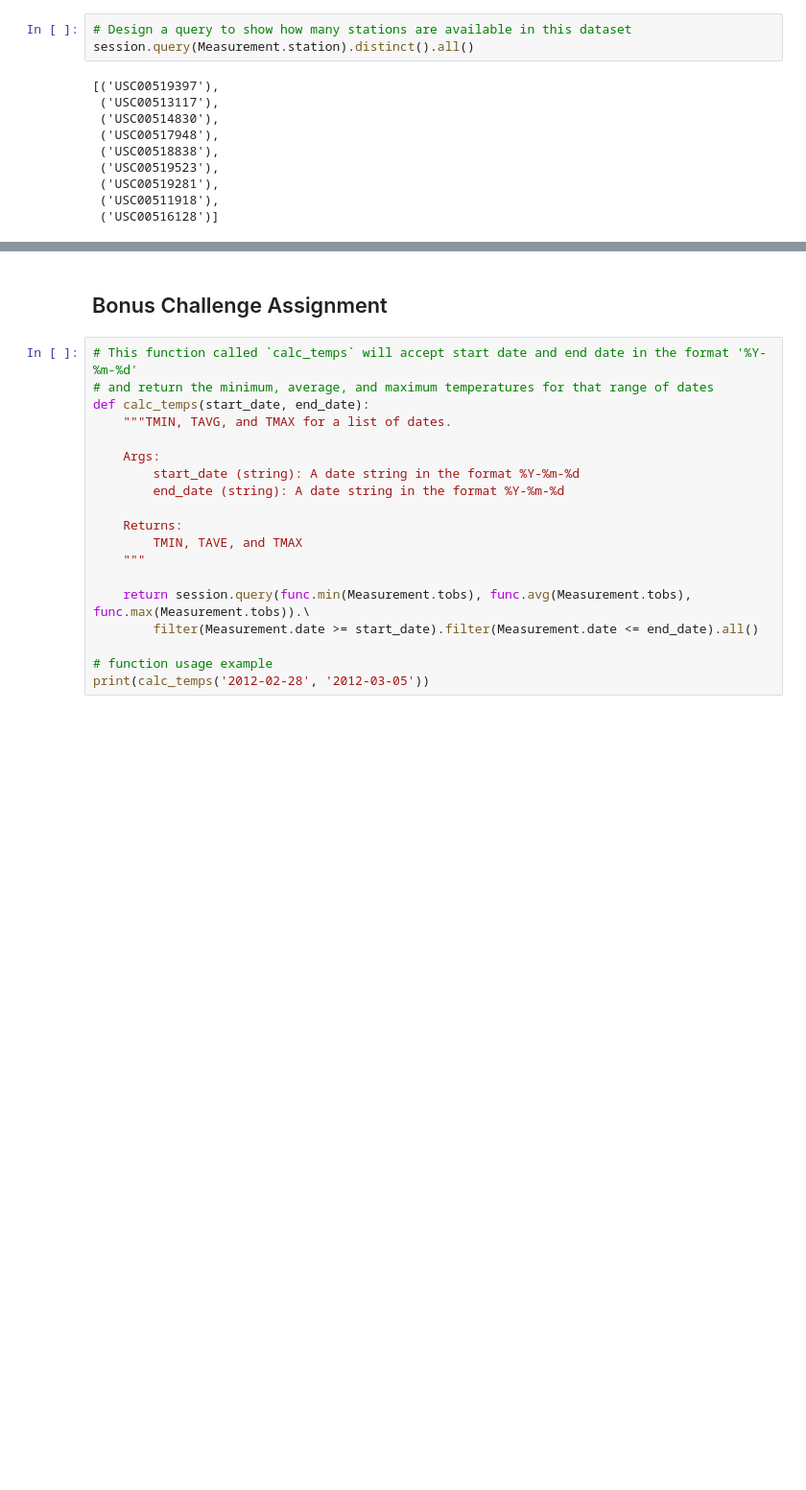
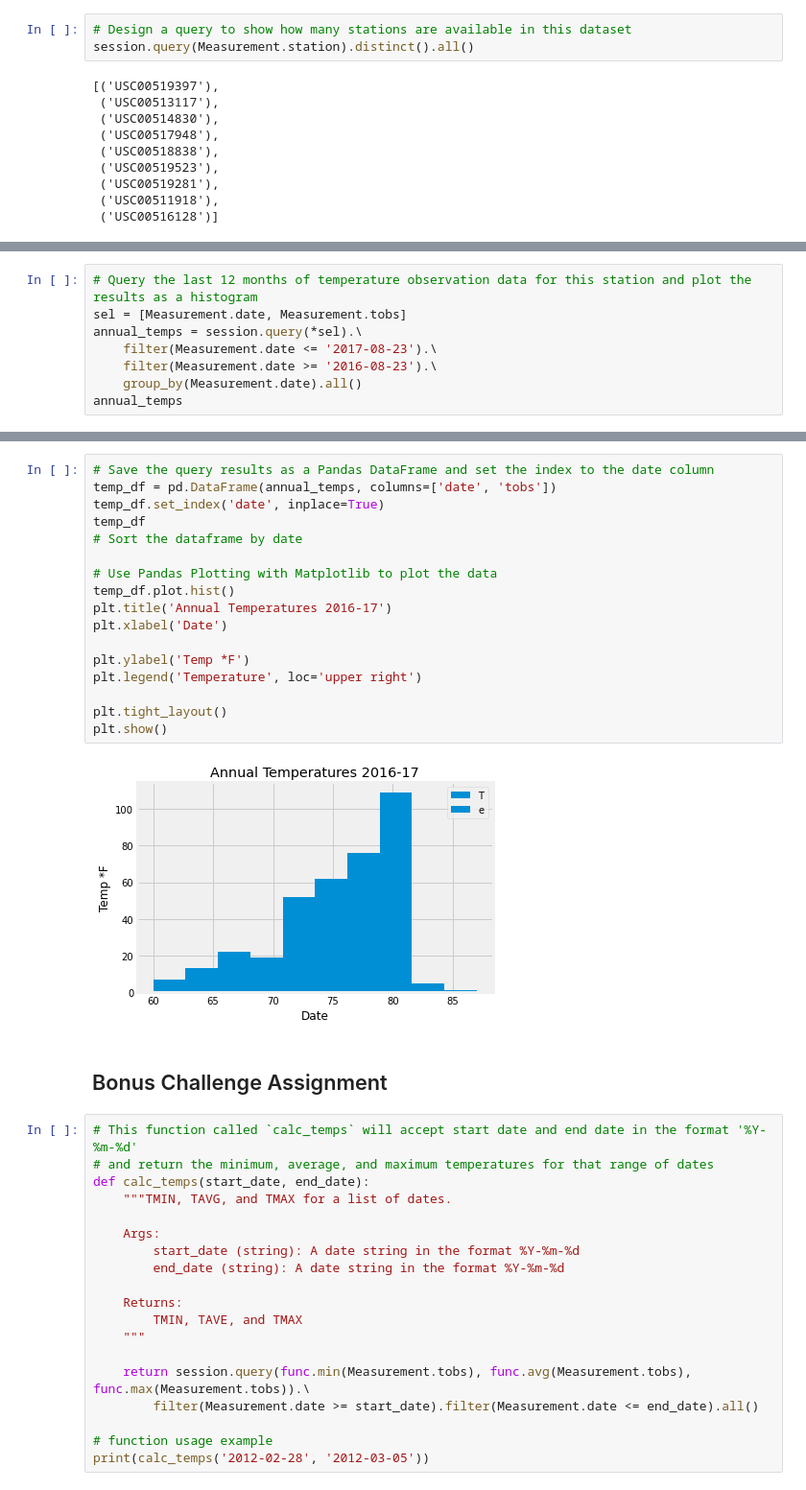
Before and after one commit to rarconaut/sqlalchemy-challenge, a Jupyter notebook: climate_starter.ipynb, the cells around one changed output, grey strips where cells are left out. Shown: that part at 96% size. Saved outputs shown, nothing was run; the diff lists cells and outputs as text; blank space fills up the shorter version.

Commit message:
Most active temperature station query complete. Working on Bonus section: calc_temps and calc_pricip complete; working on daily_normals.

```diff
--- a/climate_starter.ipynb
+++ b/climate_starter.ipynb
@@ -181,2 +180,10 @@ StationT
 # %% [output]
 ('USC00519281', 2772)
+# %%
+# Query the last 12 months of temperature observation data for this station and plot the results as a histogram
+sel = [Measurement.date, Measurement.tobs]
+annual_temps = session.query(*sel).\
+    filter(Measurement.date <= '2017-08-23').\
+    filter(Measurement.date >= '2016-08-23').\
+    group_by(Measurement.date).all()
+annual_temps
@@ -183,3 +208,22 @@ StationT
+# %%
+# Save the query results as a Pandas DataFrame and set the index to the date column
+temp_df = pd.DataFrame(annual_temps, columns=['date', 'tobs'])
+temp_df.set_index('date', inplace=True)
+temp_df
+# Sort the dataframe by date
+
+# Use Pandas Plotting with Matplotlib to plot the data
+temp_df.plot.hist()
+plt.title('Annual Temperatures 2016-17')
+plt.xlabel('Date')
+
+plt.ylabel('Temp *F')
+plt.legend('Temperature', loc='upper right')
+
+plt.tight_layout()
+plt.show()
+# %% [output]
+[figure, added]
 # %% [markdown]
 ## Bonus Challenge Assignment
 # %%
```
Also changed, not shown: parts of 11 cells of this notebook.
